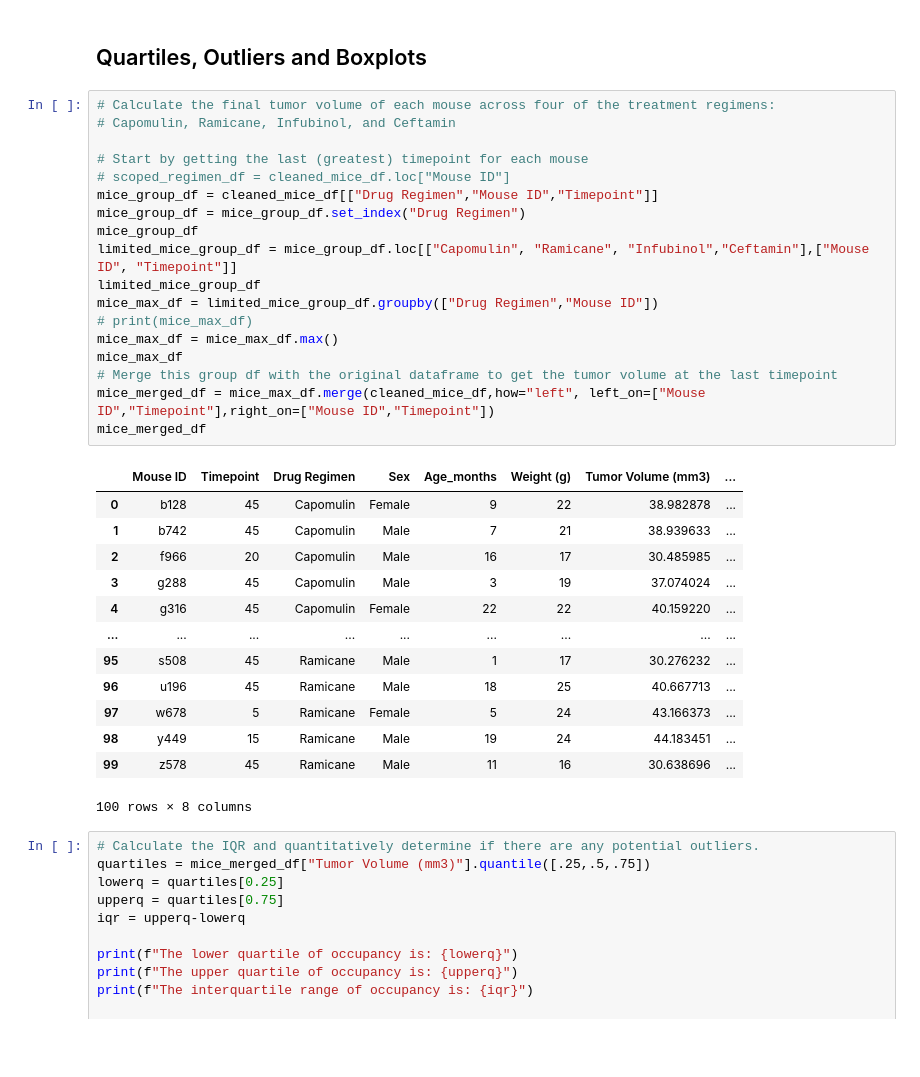
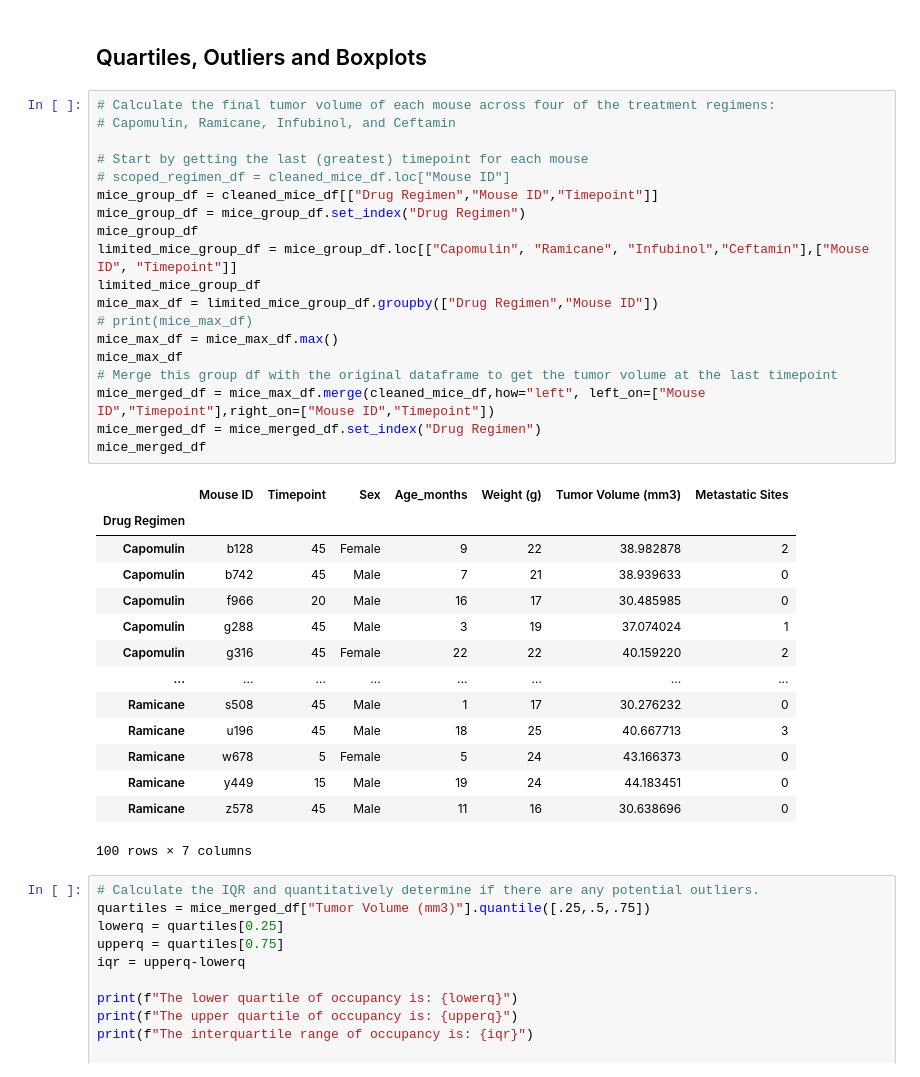
Before and after one commit to theesacker/Matplotlib-Challenge, a Jupyter notebook: pymaceuticals_starter.ipynb, the cells around one changed output. Drawn from its saved outputs; the diff is of its cells as text; blank space fills up the shorter version.

```diff
--- a/pymaceuticals_starter.ipynb
+++ b/pymaceuticals_starter.ipynb
@@ -287,35 +287,37 @@ plt.pie(gender_df, labels = labels, autopct="%1.1f%%", shadow=True, startangle=9
 # %%
 # Calculate the final tumor volume of each mouse across four of the treatment regimens:
 # Capomulin, Ramicane, Infubinol, and Ceftamin
 
 # Start by getting the last (greatest) timepoint for each mouse
 # scoped_regimen_df = cleaned_mice_df.loc["Mouse ID"]
 mice_group_df = cleaned_mice_df[["Drug Regimen","Mouse ID","Timepoint"]]
 mice_group_df = mice_group_df.set_index("Drug Regimen")
 mice_group_df
 limited_mice_group_df = mice_group_df.loc[["Capomulin", "Ramicane", "Infubinol","Ceftamin"],["Mouse ID", "Timepoint"]]
 limited_mice_group_df
 mice_max_df = limited_mice_group_df.groupby(["Drug Regimen","Mouse ID"])
 # print(mice_max_df)
 mice_max_df = mice_max_df.max()
 mice_max_df
 # Merge this group df with the original dataframe to get the tumor volume at the last timepoint
 mice_merged_df = mice_max_df.merge(cleaned_mice_df,how="left", left_on=["Mouse ID","Timepoint"],right_on=["Mouse ID","Timepoint"])
+mice_merged_df = mice_merged_df.set_index("Drug Regimen")
 mice_merged_df
 # %% [output]
-|  | Mouse ID | Timepoint | Drug Regimen | Sex | Age_months | Weight (g) | Tumor Volume (mm3) | ... |
-| 0 | b128 | 45 | Capomulin | Female | 9 | 22 | 38.982878 | ... |
-| 1 | b742 | 45 | Capomulin | Male | 7 | 21 | 38.939633 | ... |
-| 2 | f966 | 20 | Capomulin | Male | 16 | 17 | 30.485985 | ... |
-| 3 | g288 | 45 | Capomulin | Male | 3 | 19 | 37.074024 | ... |
-| 4 | g316 | 45 | Capomulin | Female | 22 | 22 | 40.159220 | ... |
-| ... | ... | ... | ... | ... | ... | ... | ... | ... |
-| 95 | s508 | 45 | Ramicane | Male | 1 | 17 | 30.276232 | ... |
-| 96 | u196 | 45 | Ramicane | Male | 18 | 25 | 40.667713 | ... |
-| 97 | w678 | 5 | Ramicane | Female | 5 | 24 | 43.166373 | ... |
-| 98 | y449 | 15 | Ramicane | Male | 19 | 24 | 44.183451 | ... |
-| 99 | z578 | 45 | Ramicane | Male | 11 | 16 | 30.638696 | ... |
+|  | Mouse ID | Timepoint | Sex | Age_months | Weight (g) | Tumor Volume (mm3) | Metastatic Sites |
+| Drug Regimen |  |  |  |  |  |  |  |
+| Capomulin | b128 | 45 | Female | 9 | 22 | 38.982878 | 2 |
+| Capomulin | b742 | 45 | Male | 7 | 21 | 38.939633 | 0 |
+| Capomulin | f966 | 20 | Male | 16 | 17 | 30.485985 | 0 |
+| Capomulin | g288 | 45 | Male | 3 | 19 | 37.074024 | 1 |
+| Capomulin | g316 | 45 | Female | 22 | 22 | 40.159220 | 2 |
+| ... | ... | ... | ... | ... | ... | ... | ... |
+| Ramicane | s508 | 45 | Male | 1 | 17 | 30.276232 | 0 |
+| Ramicane | u196 | 45 | Male | 18 | 25 | 40.667713 | 3 |
+| Ramicane | w678 | 5 | Female | 5 | 24 | 43.166373 | 0 |
+| Ramicane | y449 | 15 | Male | 19 | 24 | 44.183451 | 0 |
+| Ramicane | z578 | 45 | Male | 11 | 16 | 30.638696 | 0 |
-100 rows × 8 columns
+100 rows × 7 columns
 # %%
 # Calculate the IQR and quantitatively determine if there are any potential outliers.
 quartiles = mice_merged_df["Tumor Volume (mm3)"].quantile([.25,.5,.75])
```
Also changed, not shown: parts of 6 cells of this notebook.
